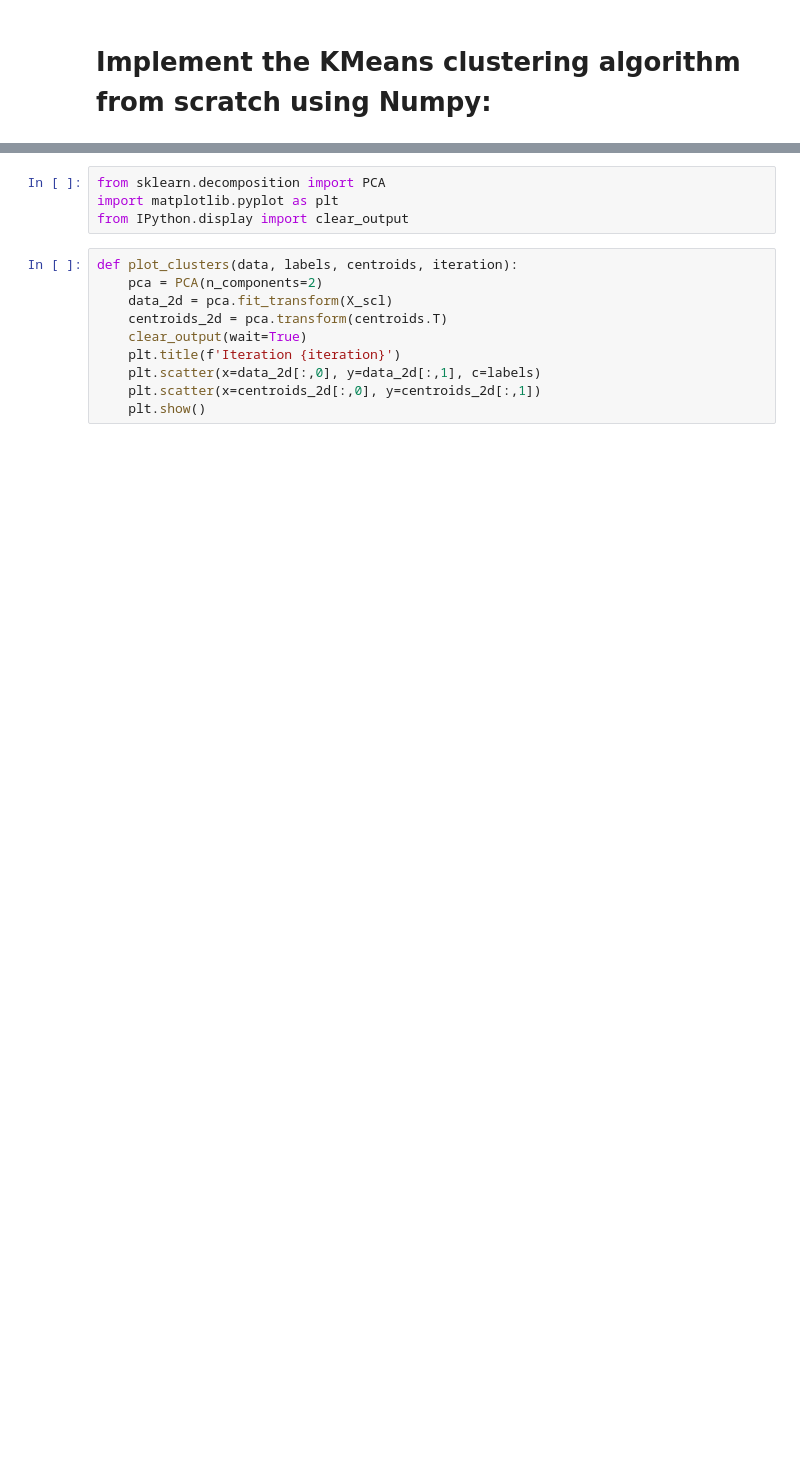
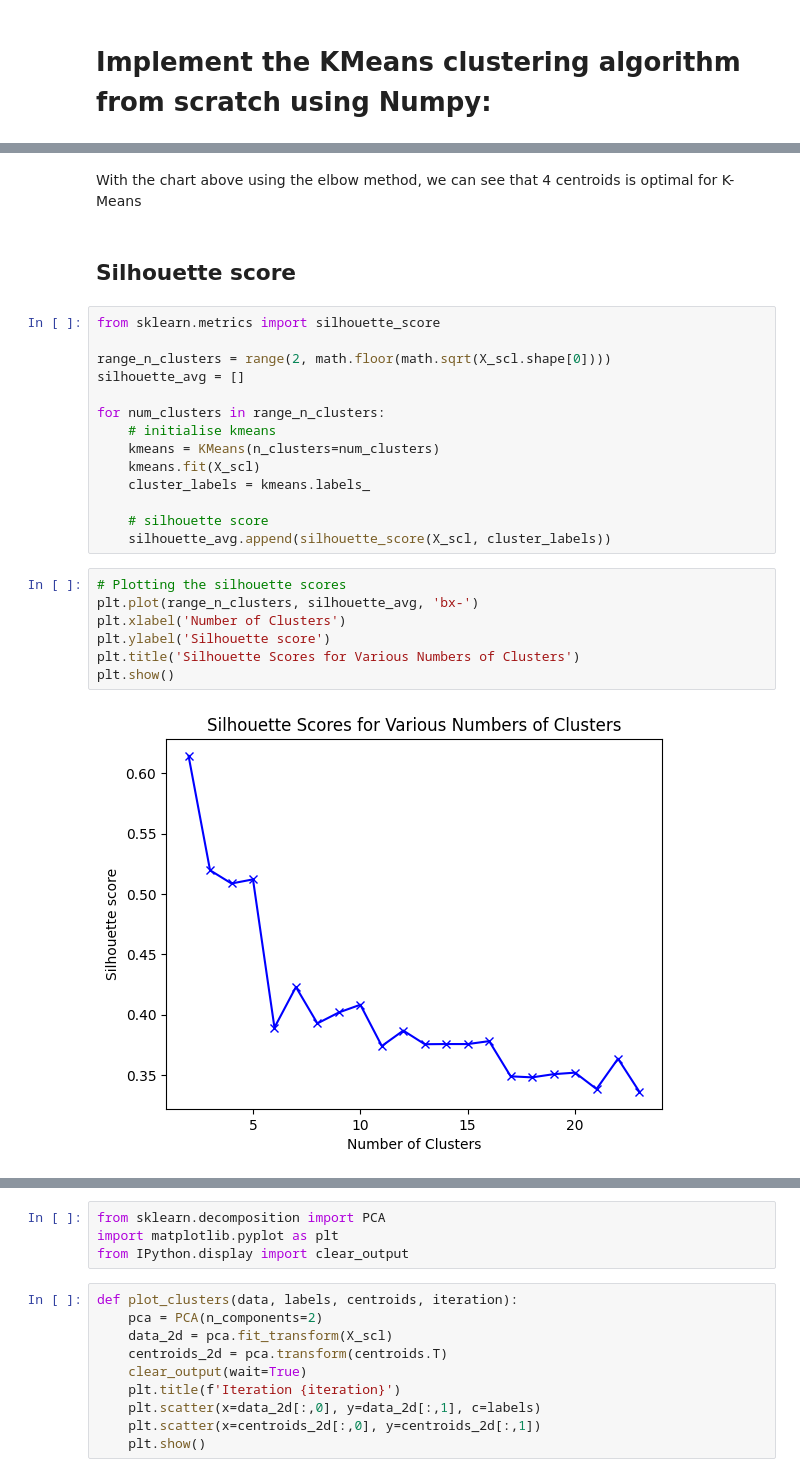
Before and after one commit to LeeTunMT/python, a Jupyter notebook: DS2024_Lab4_22280083_LeTuanMinhThanh.ipynb, the cells around one changed output, grey strips where cells are left out. Saved outputs shown, nothing was run; the diff lists cells and outputs as text; blank space fills up the shorter version.

```diff
--- a/DS2024_Lab4_22280083_LeTuanMinhThanh.ipynb
+++ b/DS2024_Lab4_22280083_LeTuanMinhThanh.ipynb
@@ -244,0 +332,27 @@ def new_centroids(data, labels, k):
+# %% [markdown]
+With the chart above using the elbow method, we can see that 4 centroids is optimal for K-Means
+# %% [markdown]
+## Silhouette score
+# %%
+from sklearn.metrics import silhouette_score
+
+range_n_clusters = range(2, math.floor(math.sqrt(X_scl.shape[0])))
+silhouette_avg = []
+
+for num_clusters in range_n_clusters:
+    # initialise kmeans
+    kmeans = KMeans(n_clusters=num_clusters)
+    kmeans.fit(X_scl)
+    cluster_labels = kmeans.labels_
+
+    # silhouette score
+    silhouette_avg.append(silhouette_score(X_scl, cluster_labels))
+# %%
+# Plotting the silhouette scores
+plt.plot(range_n_clusters, silhouette_avg, 'bx-')
+plt.xlabel('Number of Clusters')
+plt.ylabel('Silhouette score')
+plt.title('Silhouette Scores for Various Numbers of Clusters')
+plt.show()
+# %% [output]
+[figure, added]
```
Also changed, not shown: parts of 42 cells of this notebook.
